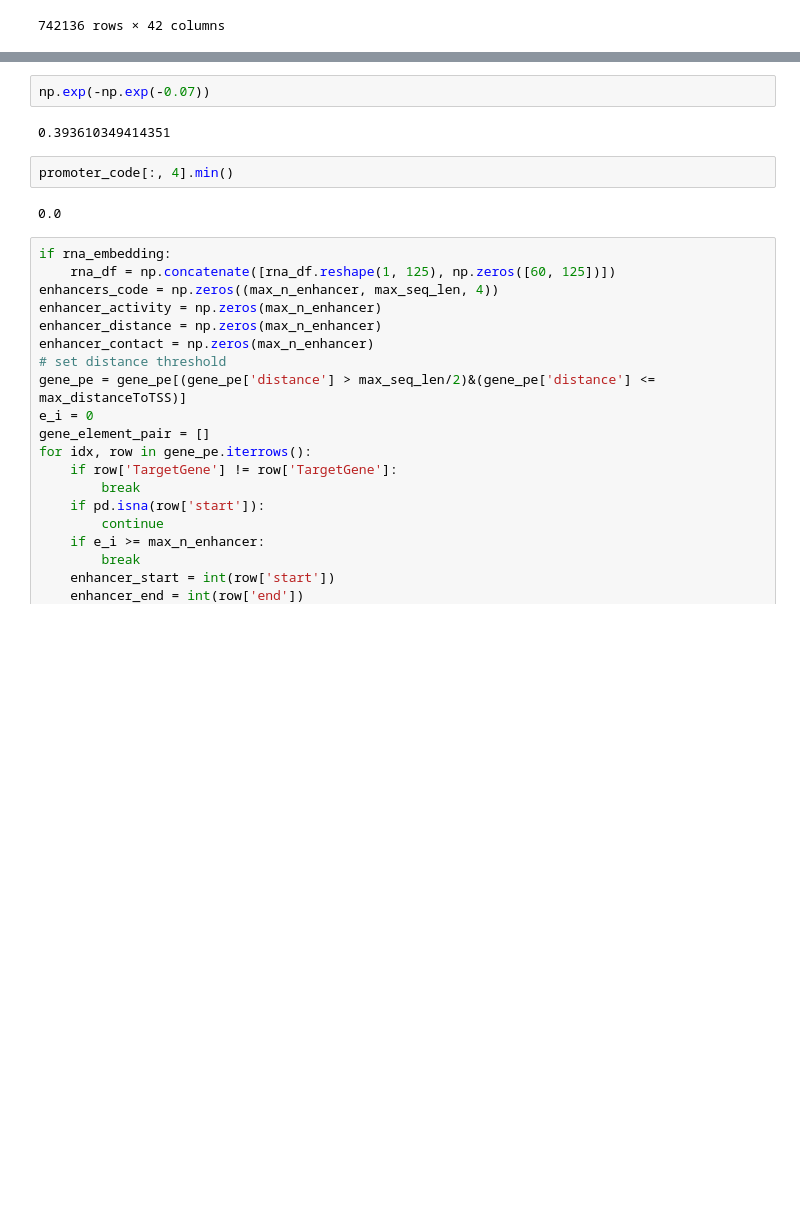
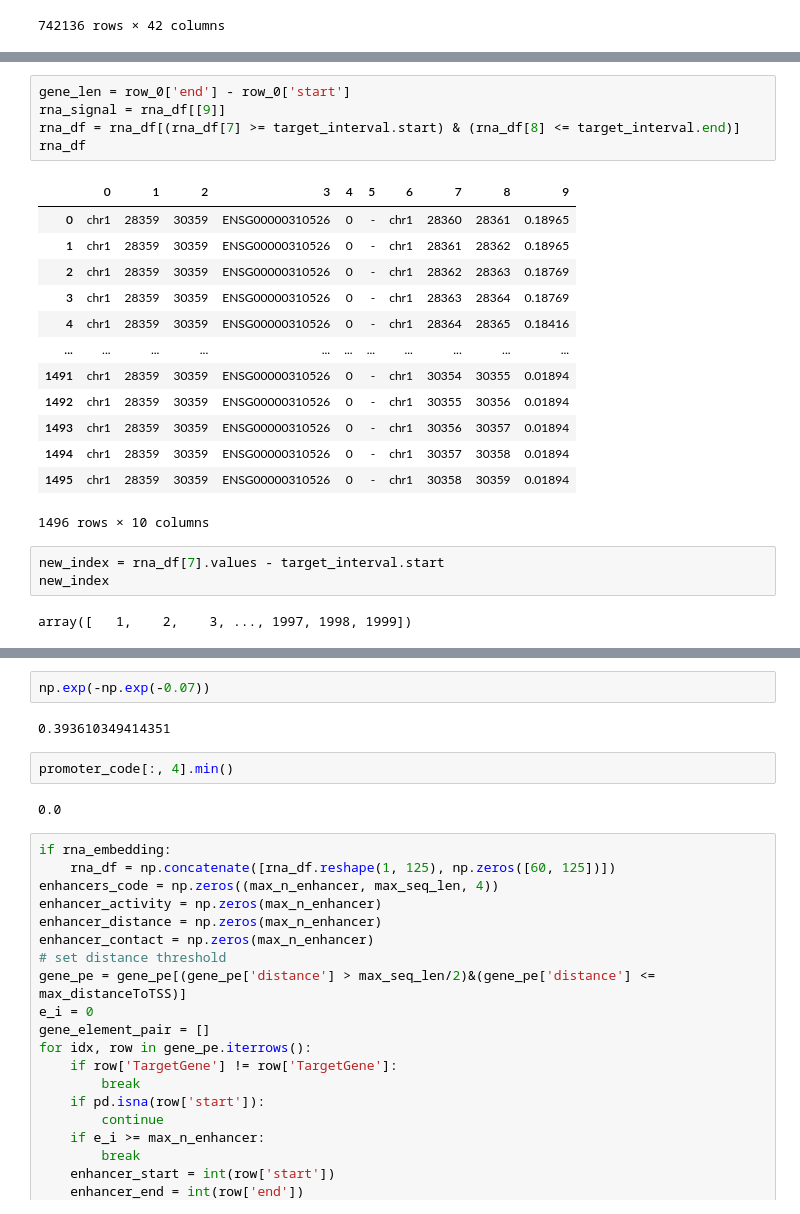
Before and after one commit to DWitoslawski/diffTSS, a Jupyter notebook: rna_encoding.ipynb, the cells around one changed output, grey strips where cells are left out. Drawn from its saved outputs; the diff is of its cells as text; blank space fills up the shorter version.

```diff
--- a/rna_encoding.ipynb
+++ b/rna_encoding.ipynb
@@ -220,0 +278,24 @@ dtype: float64
+# %%
+gene_len = row_0['end'] - row_0['start']
+rna_signal = rna_df[[9]]
+rna_df = rna_df[(rna_df[7] >= target_interval.start) & (rna_df[8] <= target_interval.end)]
+rna_df
+# %% [output]
+|  | 0 | 1 | 2 | 3 | 4 | 5 | 6 | 7 | 8 | 9 |
+| 0 | chr1 | 28359 | 30359 | ENSG00000310526 | 0 | - | chr1 | 28360 | 28361 | 0.18965 |
+| 1 | chr1 | 28359 | 30359 | ENSG00000310526 | 0 | - | chr1 | 28361 | 28362 | 0.18965 |
+| 2 | chr1 | 28359 | 30359 | ENSG00000310526 | 0 | - | chr1 | 28362 | 28363 | 0.18769 |
+| 3 | chr1 | 28359 | 30359 | ENSG00000310526 | 0 | - | chr1 | 28363 | 28364 | 0.18769 |
+| 4 | chr1 | 28359 | 30359 | ENSG00000310526 | 0 | - | chr1 | 28364 | 28365 | 0.18416 |
+| ... | ... | ... | ... | ... | ... | ... | ... | ... | ... | ... |
+| 1491 | chr1 | 28359 | 30359 | ENSG00000310526 | 0 | - | chr1 | 30354 | 30355 | 0.01894 |
+| 1492 | chr1 | 28359 | 30359 | ENSG00000310526 | 0 | - | chr1 | 30355 | 30356 | 0.01894 |
+| 1493 | chr1 | 28359 | 30359 | ENSG00000310526 | 0 | - | chr1 | 30356 | 30357 | 0.01894 |
+| 1494 | chr1 | 28359 | 30359 | ENSG00000310526 | 0 | - | chr1 | 30357 | 30358 | 0.01894 |
+| 1495 | chr1 | 28359 | 30359 | ENSG00000310526 | 0 | - | chr1 | 30358 | 30359 | 0.01894 |
+1496 rows × 10 columns
+# %%
+new_index = rna_df[7].values - target_interval.start
+new_index
+# %% [output]
+array([   1,    2,    3, ..., 1997, 1998, 1999])
```
Also changed, not shown: parts of 13 cells of this notebook, 5 other files.
